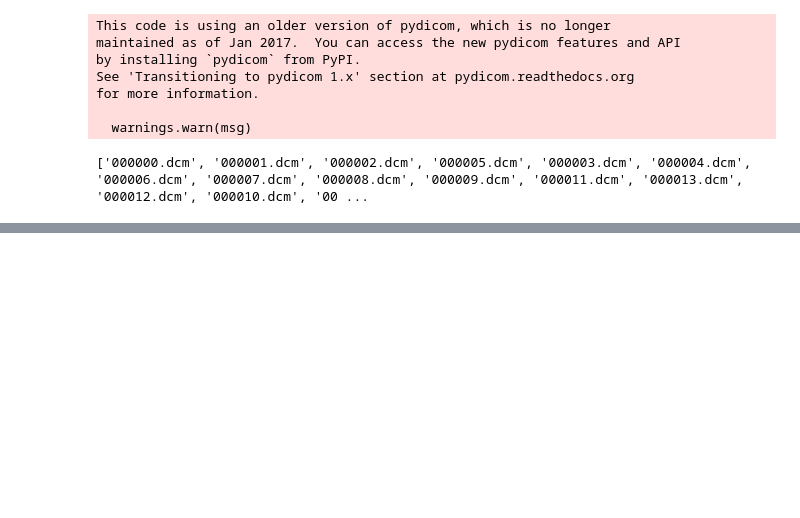
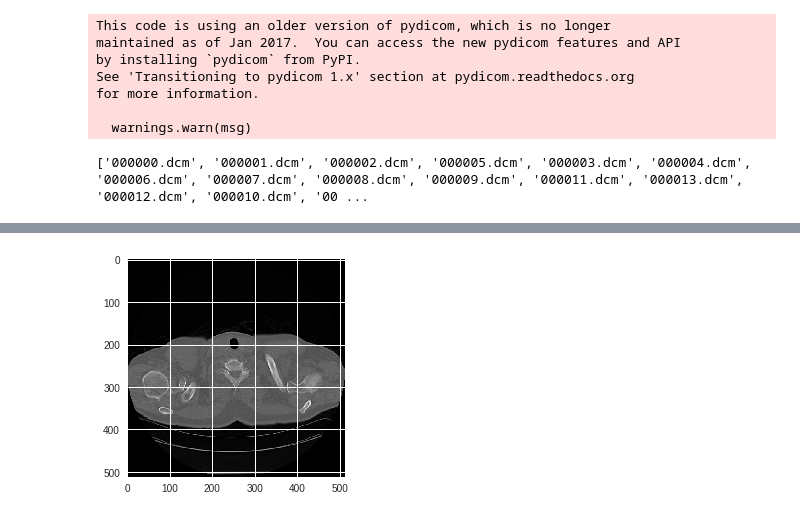
Before and after one commit to AI-Junction/Lung-Cancer-Detection, a Jupyter notebook: LungCancerDetection.ipynb, the cells around one changed output, grey strips where cells are left out. Drawn from its saved outputs; the diff is of its cells as text; code cells hidden in the pictures; blank space fills up the shorter version.

```diff
--- a/LungCancerDetection.ipynb
+++ b/LungCancerDetection.ipynb
@@ -156,0 +229,6 @@ patients.sort()
+# %%
+slices.sort(key = lambda x: float(x.ImagePositionPatient[2]))
+try:
+    slice_thickness = np.abs(slices[0].ImagePositionPatient[2] - slices[1].ImagePositionPatient[2])
+except:
+    slice_thickness = np.abs(slices[0].SliceLocation - slices[1].SliceLocation)
@@ -156,0 +306,7 @@ patients.sort()
+# %%
+# Show some slice in the middle
+fig = plt.figure()
+plt.imshow(first_patient_pixels[67], cmap=plt.cm.gray)
+plt.show()
+# %% [output]
+[figure, added]
```
Also changed, not shown: parts of 10 cells of this notebook.
